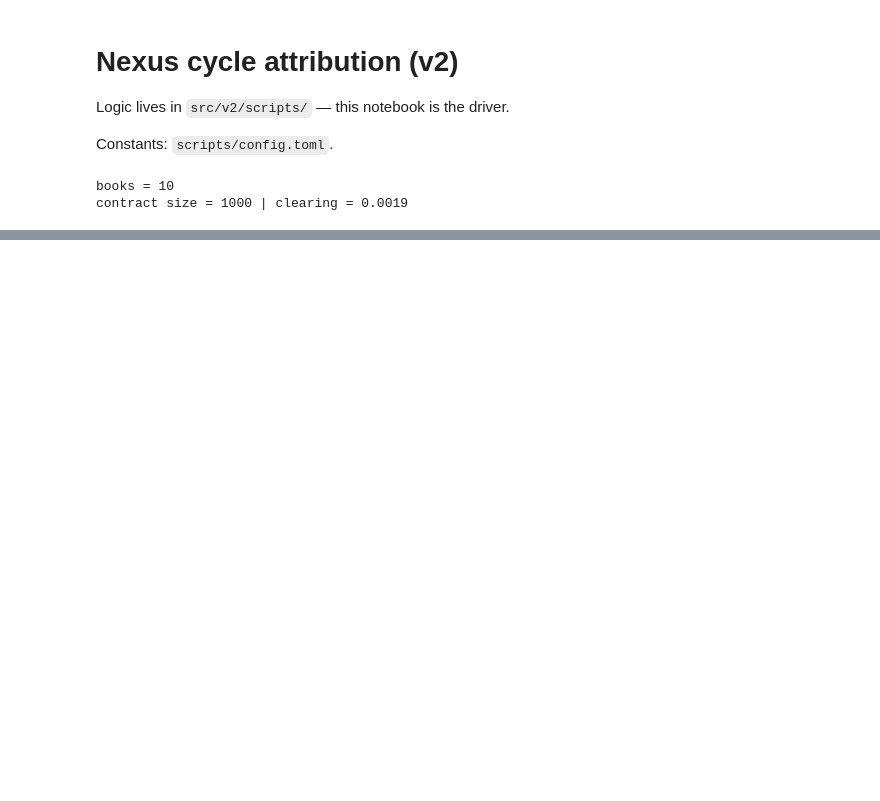
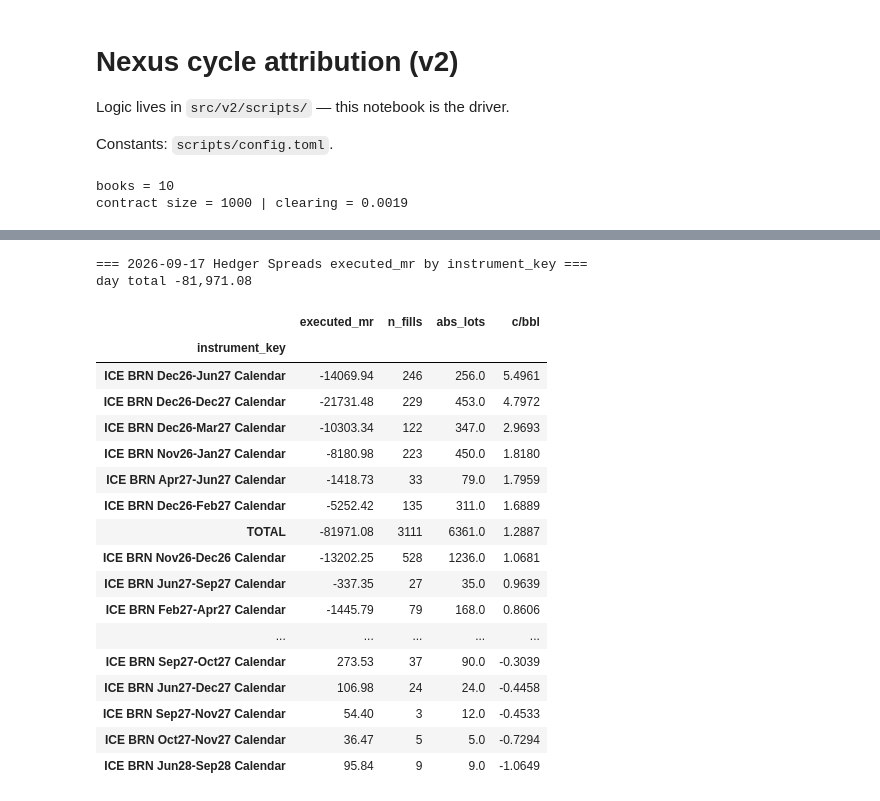
Before and after one commit to jainapek/pnl_attribution, a Jupyter notebook: src/v2/first_attempt.ipynb, the cells around one changed output, grey strips where cells are left out. Drawn from its saved outputs; the diff is of its cells as text; code cells hidden in the pictures; blank space fills up the shorter version.

Commit message:
more or less finalised version of pnl attribution

```diff
--- a/src/v2/first_attempt.ipynb
+++ b/src/v2/first_attempt.ipynb
@@ -141,0 +255,39 @@ pca_mr_all_days.round(4)
+# %%
+from scripts.day_attribution import executed_mr_by_instrument_book_day
+
+EXEC_MR_DATE = date(2026, 9, 17)
+BOOK = 'Hedger Spreads'
+
+exec_mr_by_contract = executed_mr_by_instrument_book_day(
+    client, EXEC_MR_DATE, BOOK
+)
+print(f'=== {EXEC_MR_DATE} {BOOK} executed_mr by instrument_key ===')
+if exec_mr_by_contract.empty:
+    print('(no fills)')
+else:
+    print(
+        f"day Σ executed_mr {float(exec_mr_by_contract['executed_mr'].sum()):,.2f}  "
+        f"|lots| {float(exec_mr_by_contract['abs_lots'].sum()):,.0f}"
+    )
+exec_mr_by_contract.sort_values(by='c/bbl', ascending=False)
+# %% [output]
+=== 2026-09-17 Hedger Spreads executed_mr by instrument_key ===
+day total -81,971.08
+|  | executed_mr | n_fills | abs_lots | c/bbl |
+| instrument_key |  |  |  |  |
+| ICE BRN Dec26-Jun27 Calendar | -14069.94 | 246 | 256.0 | 5.4961 |
+| ICE BRN Dec26-Dec27 Calendar | -21731.48 | 229 | 453.0 | 4.7972 |
+| ICE BRN Dec26-Mar27 Calendar | -10303.34 | 122 | 347.0 | 2.9693 |
+| ICE BRN Nov26-Jan27 Calendar | -8180.98 | 223 | 450.0 | 1.8180 |
+| ICE BRN Apr27-Jun27 Calendar | -1418.73 | 33 | 79.0 | 1.7959 |
+| ICE BRN Dec26-Feb27 Calendar | -5252.42 | 135 | 311.0 | 1.6889 |
+| TOTAL | -81971.08 | 3111 | 6361.0 | 1.2887 |
+| ICE BRN Nov26-Dec26 Calendar | -13202.25 | 528 | 1236.0 | 1.0681 |
+| ICE BRN Jun27-Sep27 Calendar | -337.35 | 27 | 35.0 | 0.9639 |
+| ICE BRN Feb27-Apr27 Calendar | -1445.79 | 79 | 168.0 | 0.8606 |
+| ... | ... | ... | ... | ... |
+| ICE BRN Sep27-Oct27 Calendar | 273.53 | 37 | 90.0 | -0.3039 |
+| ICE BRN Jun27-Dec27 Calendar | 106.98 | 24 | 24.0 | -0.4458 |
+| ICE BRN Sep27-Nov27 Calendar | 54.40 | 3 | 12.0 | -0.4533 |
+| ICE BRN Oct27-Nov27 Calendar | 36.47 | 5 | 5.0 | -0.7294 |
+| ICE BRN Jun28-Sep28 Calendar | 95.84 | 9 | 9.0 | -1.0649 |
```
Also changed, not shown: parts of 12 cells of this notebook, 12 other files.
